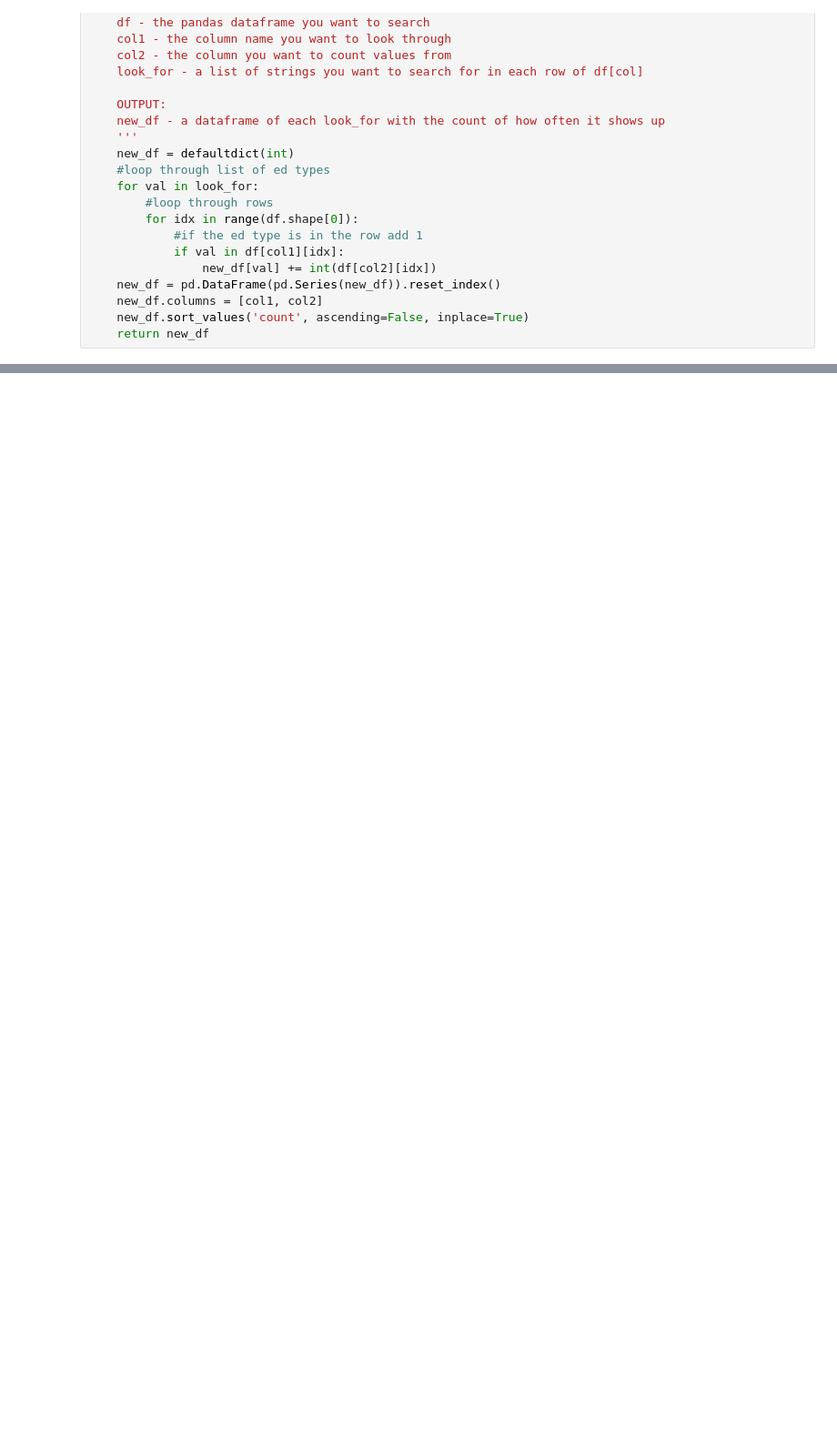
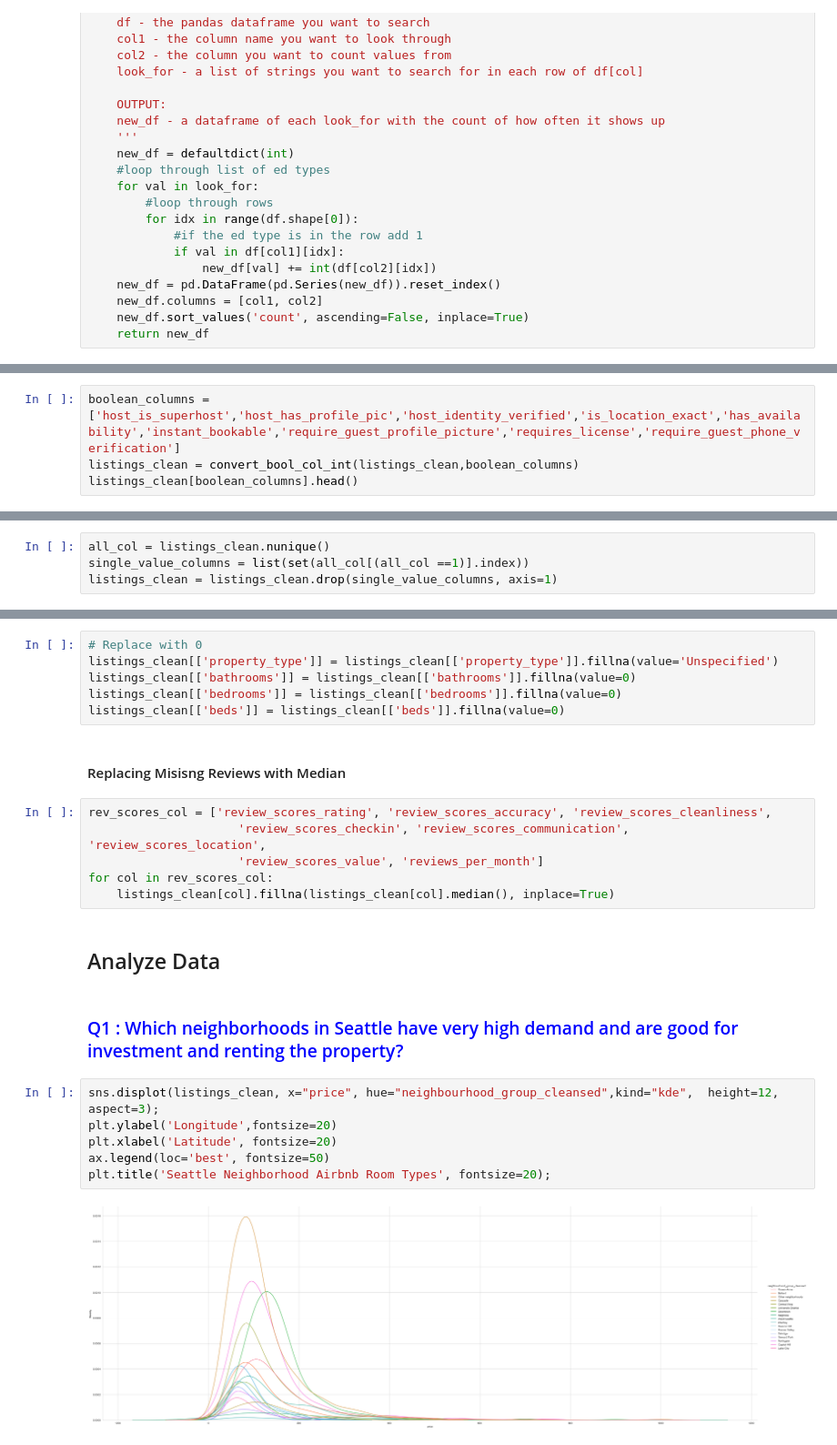
Before and after one commit to abhiapp/Seattle_Airbnb_Data, a Jupyter notebook: Write A Data Science Blog Post.ipynb, the cells around one changed output, grey strips where cells are left out. Shown at 91% size. Cells and saved outputs as stored; diff of their text form; blank space fills up the shorter version.

```diff
--- a/Write A Data Science Blog Post.ipynb
+++ b/Write A Data Science Blog Post.ipynb
@@ -428,0 +452,4 @@ listings[boolean_columns].head()
+# %%
+boolean_columns = ['host_is_superhost','host_has_profile_pic','host_identity_verified','is_location_exact','has_availability','instant_bookable','require_guest_profile_picture','requires_license','require_guest_phone_verification']
+listings_clean = convert_bool_col_int(listings_clean,boolean_columns)
+listings_clean[boolean_columns].head()
@@ -428,0 +477,4 @@ listings[boolean_columns].head()
+# %%
+all_col = listings_clean.nunique()
+single_value_columns = list(set(all_col[(all_col ==1)].index))
+listings_clean = listings_clean.drop(single_value_columns, axis=1)
@@ -428,0 +499,26 @@ listings[boolean_columns].head()
+# %%
+# Replace with 0
+listings_clean[['property_type']] = listings_clean[['property_type']].fillna(value='Unspecified')
+listings_clean[['bathrooms']] = listings_clean[['bathrooms']].fillna(value=0)
+listings_clean[['bedrooms']] = listings_clean[['bedrooms']].fillna(value=0)
+listings_clean[['beds']] = listings_clean[['beds']].fillna(value=0)
+# %% [markdown]
+#### Replacing Misisng Reviews with Median
+# %%
+rev_scores_col = ['review_scores_rating', 'review_scores_accuracy', 'review_scores_cleanliness',
+                     'review_scores_checkin', 'review_scores_communication', 'review_scores_location',
+                     'review_scores_value', 'reviews_per_month']
+for col in rev_scores_col:
+    listings_clean[col].fillna(listings_clean[col].median(), inplace=True)
+# %% [markdown]
+## Analyze Data
+# %% [markdown]
+### <font color= blue > Q1 :  Which neighborhoods in Seattle have very high demand and are good for investment and renting the property?</font>
+# %%
+sns.displot(listings_clean, x="price", hue="neighbourhood_group_cleansed",kind="kde",  height=12, aspect=3);
+plt.ylabel('Longitude',fontsize=20)
+plt.xlabel('Latitude', fontsize=20)
+ax.legend(loc='best', fontsize=50)
+plt.title('Seattle Neighborhood Airbnb Room Types', fontsize=20);
+# %% [output]
+[figure, added]
```
Also changed, not shown: parts of 100 cells of this notebook, 13 other files.
